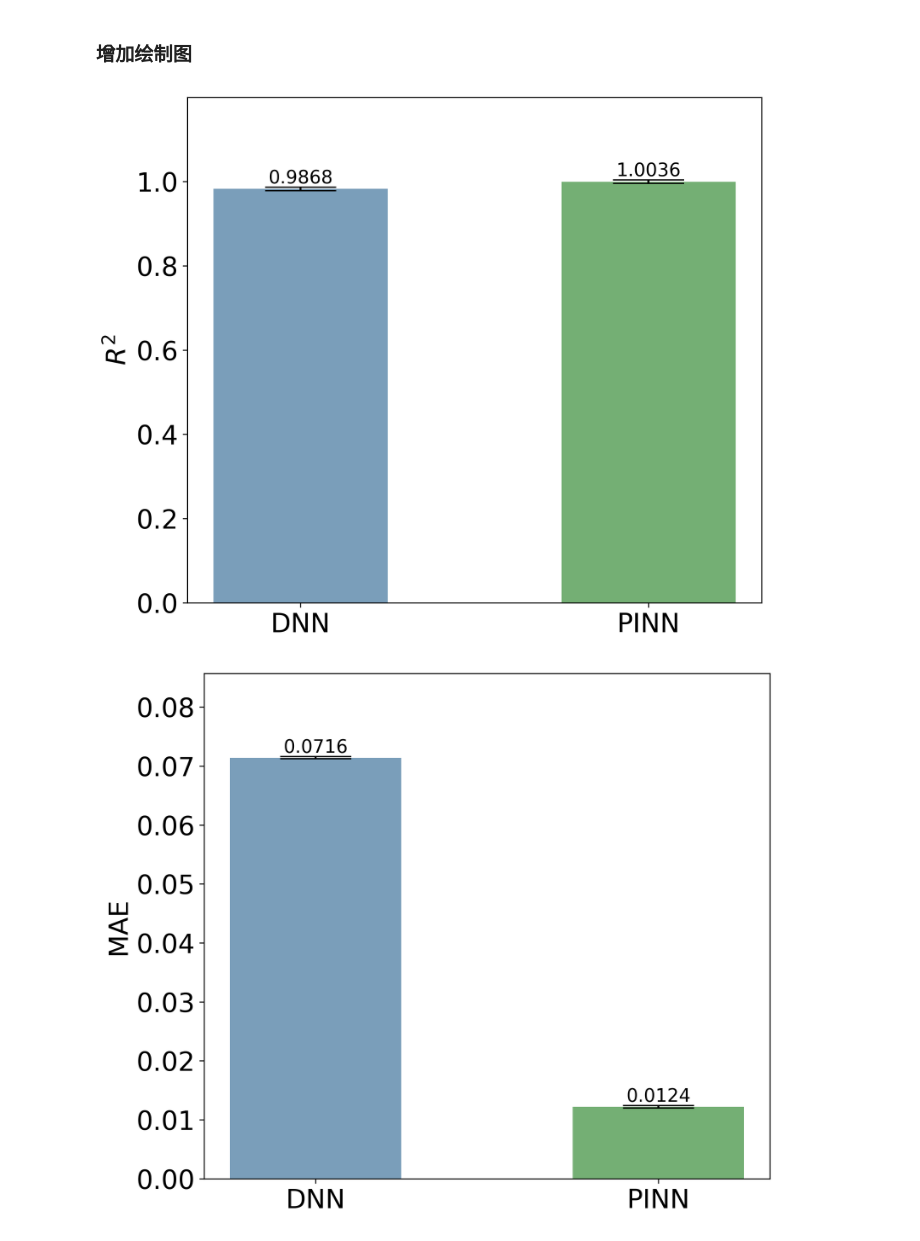
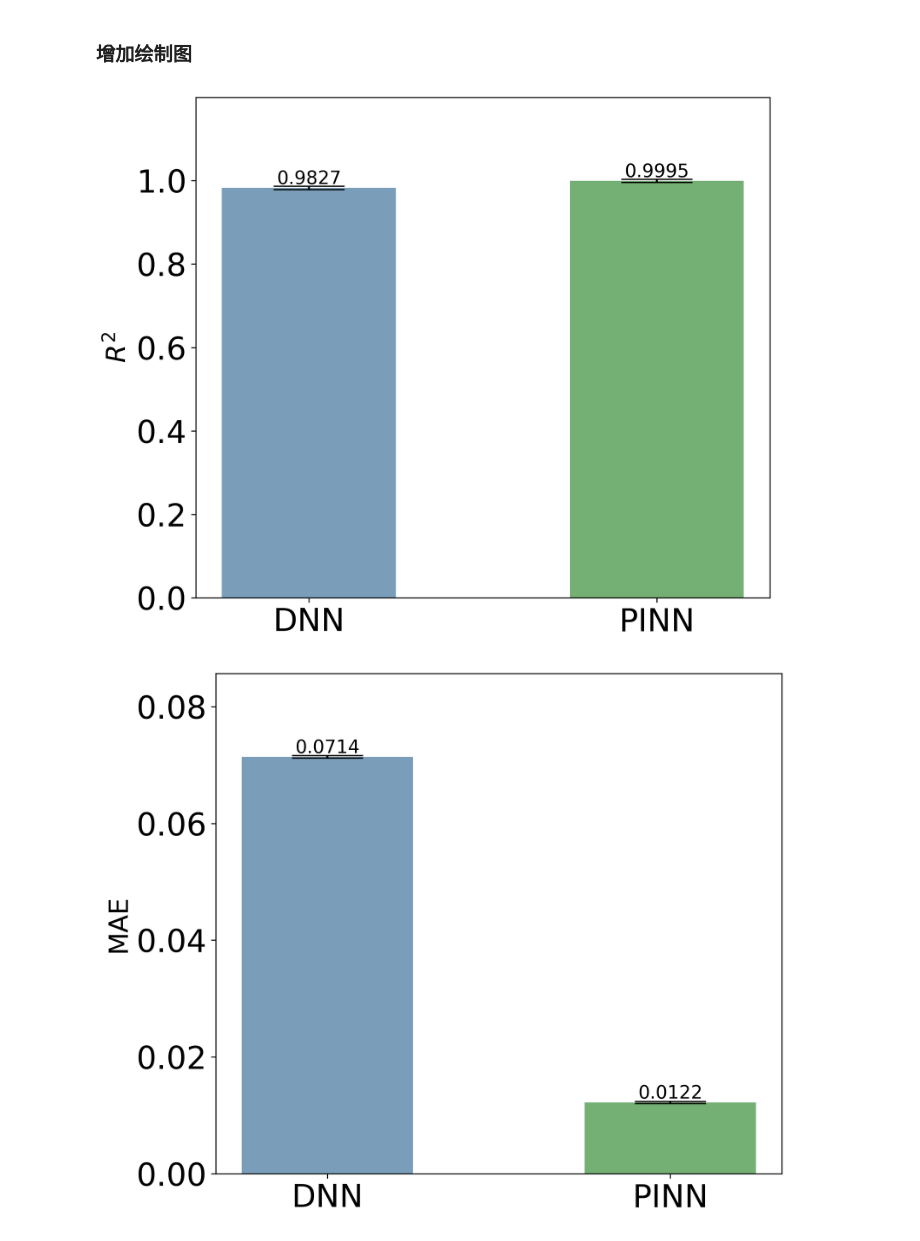
Before and after one commit to xiaolihuamao/Constitutive_Equation, a Jupyter notebook: MFNN/singlefluid/article_plot.ipynb, the cells around one changed output. Cells and saved outputs as stored; diff of their text form; code cells hidden in the pictures.

```diff
--- a/MFNN/singlefluid/article_plot.ipynb
+++ b/MFNN/singlefluid/article_plot.ipynb
@@ -805,36 +805,36 @@ for i, metric in enumerate(metrics):
     dnn_bar_lossf = ax.bar(x_dnn_lossf, dnn_values_lossf[i], width=bar_width, color=dnn_cmap_lossf(0.8), yerr=dnn_errors_lossf[i], capsize=27, label='$tan\delta$')
 
     # 绘制PINN柱状图
     pinn_bar_lossf = ax.bar(x_pinn_lossf, pinn_values_lossf[i], width=bar_width, color=pinn_cmap_lossf(0.8), yerr=pinn_errors_lossf[i], capsize=27)
 
     # 显示柱状图数字
     for bar in [dnn_bar_lossf, pinn_bar_lossf]:
         for rect in bar:
-            height = rect.get_height()+dnn_errors_lossf[i]
+            height = rect.get_height()
             if i != 3:
                 ax.text(rect.get_x() + rect.get_width() / 2.0, height, f'{height:.4f}', ha='center', va='bottom', fontsize=14)
             else:
                 ax.text(rect.get_x() + rect.get_width() / 2.0, height, f'{height:.0f}', ha='center', va='bottom', fontsize=14)
 
     # 设置y轴标签
     if i != 3:
         ax.set_ylabel(metric, fontsize=20)
     else:
-        ax.set_ylabel(metric + ' [s]', fontsize=20)
+        ax.set_ylabel(metric + ' [s]', fontsize=24)
 
     # 设置x轴标签
     ax.set_xticks(x)
-    ax.set_xticklabels(['DNN', 'PINN'], fontsize=20)  # x轴显示DNN和PINN
+    ax.set_xticklabels(['DNN', 'PINN'], fontsize=24)  # x轴显示DNN和PINN
 
     # 调整y轴范围，留出更多空白
     max_value = max(dnn_values_lossf[i], pinn_values_lossf[i])  # 获取当前指标的最大值
     ax.set_ylim(0, max_value*1.2)  # 设置y轴上限为最大值的1.4倍
 
     # 调整布局
     plt.tight_layout()
-    ax.tick_params(axis='y', labelsize=20)  # 调整y轴刻度字体大小
+    ax.tick_params(axis='y', labelsize=24)  # 调整y轴刻度字体大小
     # 显示图形
     plt.show()
 # %% [output]
-[figure, old version]
+[figure, new version]
-[figure, old version]
+[figure, new version]
```
Also changed, not shown: parts of 1 cell of this notebook, 1 other file.
